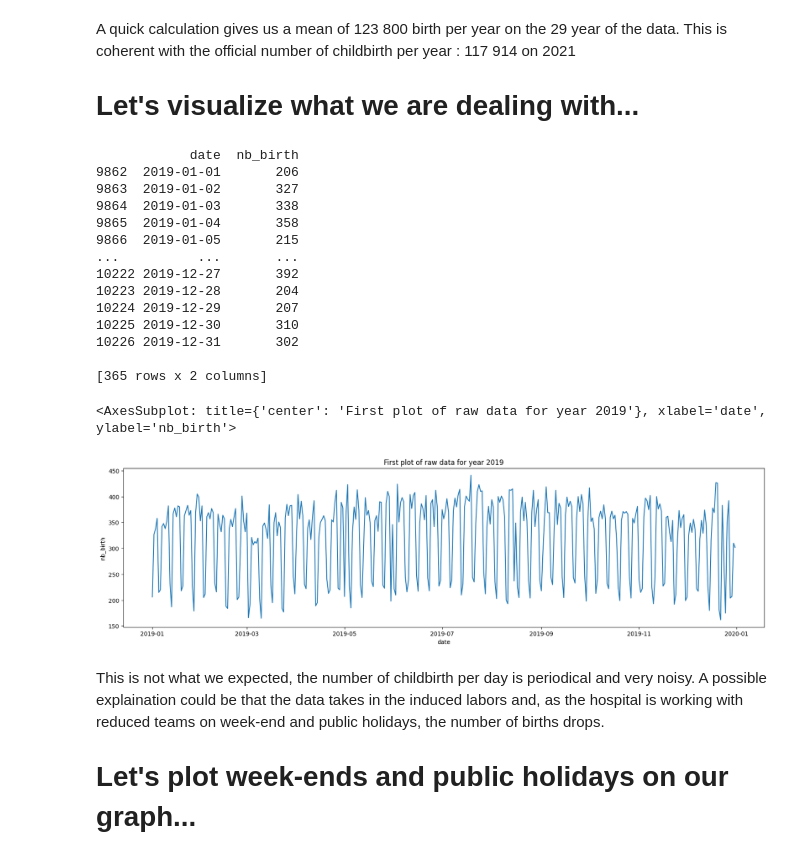
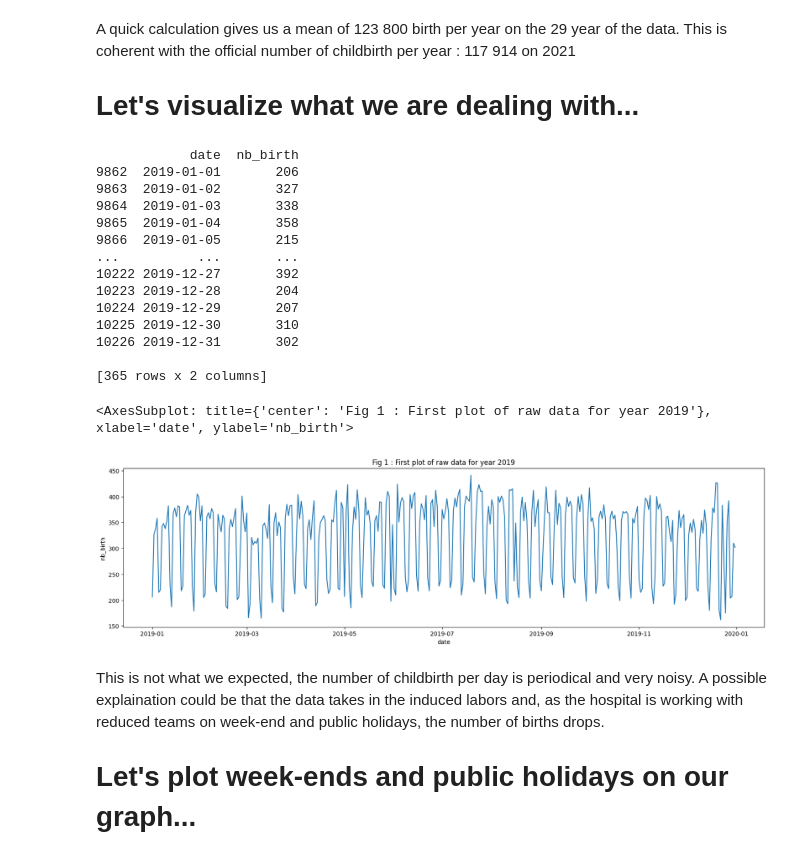
Before and after one commit to gmartinod/birth-vs-moon, a Jupyter notebook: fullMoonBirth.ipynb, the cells around one changed output. Cells and saved outputs as stored; diff of their text form; code cells hidden in the pictures.

```diff
--- a/fullMoonBirth.ipynb
+++ b/fullMoonBirth.ipynb
@@ -55,29 +55,29 @@ A quick calculation gives us a mean of 123 800 birth per year on the 29 year of
 # %%
 # print raw and smoothed data for 2019
 annee = 2019
-sub_data = data[data['date'].dt.year == annee].copy()
+sub_data = data[data["date"].dt.year == annee].copy()
 print(sub_data)
 
 plt.figure(figsize=(20, 5))
-plt.title("First plot of raw data for year 2019")
+plt.title("Fig 1 : First plot of raw data for year 2019")
 sns.lineplot(data=sub_data, x="date", y="nb_birth")
 # %% [output]
             date  nb_birth
 9862  2019-01-01       206
 9863  2019-01-02       327
 9864  2019-01-03       338
 9865  2019-01-04       358
 9866  2019-01-05       215
 ...          ...       ...
 10222 2019-12-27       392
 10223 2019-12-28       204
 10224 2019-12-29       207
 10225 2019-12-30       310
 10226 2019-12-31       302
 
 [365 rows x 2 columns]
-<AxesSubplot: title={'center': 'First plot of raw data for year 2019'}, xlabel='date', ylabel='nb_birth'>
+<AxesSubplot: title={'center': 'Fig 1 : First plot of raw data for year 2019'}, xlabel='date', ylabel='nb_birth'>
-[figure, old version]
+[figure, new version]
 # %% [markdown]
 This is not what we expected, the number of childbirth per day is periodical and very noisy. A possible explaination could be that the data takes in the induced labors and, as the hospital is working with reduced teams on week-end and public holidays, the number of births drops.
 
```
Also changed, not shown: parts of 14 cells of this notebook.
